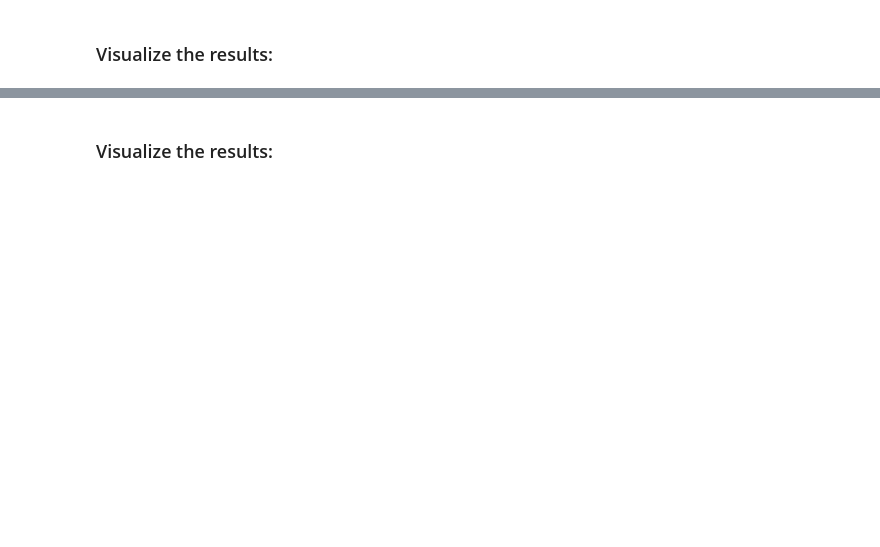
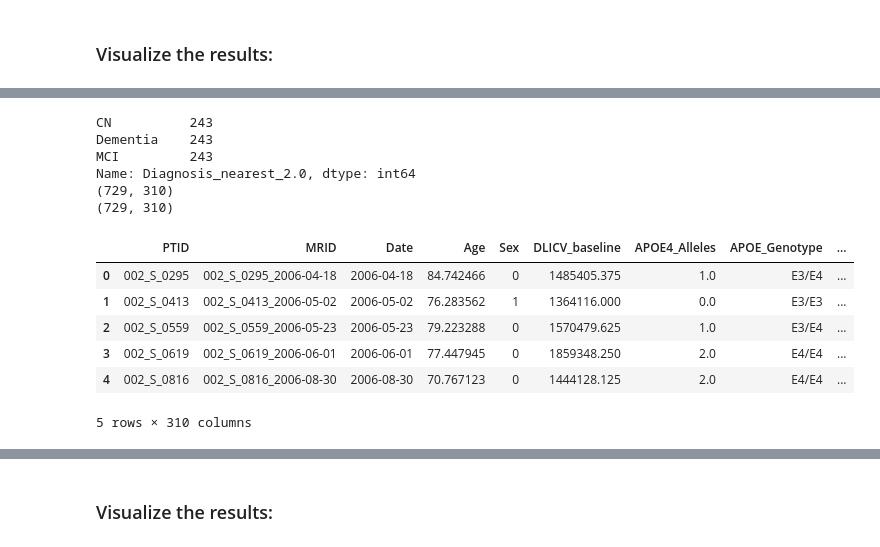
Before and after one commit to georgeaidinis/Dissertation, a Jupyter notebook: DeepCCA Model/ADNI Classification Adaboost MCA.ipynb, the cells around one changed output, grey strips where cells are left out. Cells and saved outputs as stored; diff of their text form; code cells hidden in the pictures; blank space fills up the shorter version.

```diff
--- a/DeepCCA Model/ADNI Classification Adaboost MCA.ipynb
+++ b/DeepCCA Model/ADNI Classification Adaboost MCA.ipynb
@@ -333 +446,34 @@ confusion_matrices(Confusion_Matrices, names, n_rows=2, n_cols=3)
+# %%
+# Scale the data:
+scaler = preprocessing.StandardScaler()
+dcca_data_scaled = scaler.fit_transform(dcca_data[imaging_labels])
+
+dcca_data[imaging_labels] = dcca_data_scaled
+dcca_data[genetic_labels].head()
+# Balance the data through Undersampling - Use the same indexes as the LR Data:
+dcca_data = dcca_data.loc[dcca_data['PTID'].isin(lr_data['PTID'])]
+dcca_data_usampled = undersample(dcca_data)
+dcca_data_usampled = dcca_data_usampled.sort_values('PTID', ascending=True)
+dcca_data_usampled.reset_index(drop=True, inplace=True)
+
+print(dcca_data_usampled['Diagnosis_nearest_2.0'].value_counts())
+print(dcca_data_usampled.shape)
+
+dcca_data = dcca_data_usampled
+print(dcca_data.shape)
+dcca_data.head()
+# %% [output]
+CN          243
+Dementia    243
+MCI         243
+Name: Diagnosis_nearest_2.0, dtype: int64
+(729, 310)
+(729, 310)
+|  | PTID | MRID | Date | Age | Sex | DLICV_baseline | APOE4_Alleles | APOE_Genotype | ... |
+| 0 | 002_S_0295 | 002_S_0295_2006-04-18 | 2006-04-18 | 84.742466 | 0 | 1485405.375 | 1.0 | E3/E4 | ... |
+| 1 | 002_S_0413 | 002_S_0413_2006-05-02 | 2006-05-02 | 76.283562 | 1 | 1364116.000 | 0.0 | E3/E3 | ... |
+| 2 | 002_S_0559 | 002_S_0559_2006-05-23 | 2006-05-23 | 79.223288 | 0 | 1570479.625 | 1.0 | E3/E4 | ... |
+| 3 | 002_S_0619 | 002_S_0619_2006-06-01 | 2006-06-01 | 77.447945 | 0 | 1859348.250 | 2.0 | E4/E4 | ... |
+| 4 | 002_S_0816 | 002_S_0816_2006-08-30 | 2006-08-30 | 70.767123 | 0 | 1444128.125 | 2.0 | E4/E4 | ... |
+5 rows × 310 columns
 # %%
```
Also changed, not shown: parts of 11 cells of this notebook, 3 other files.
